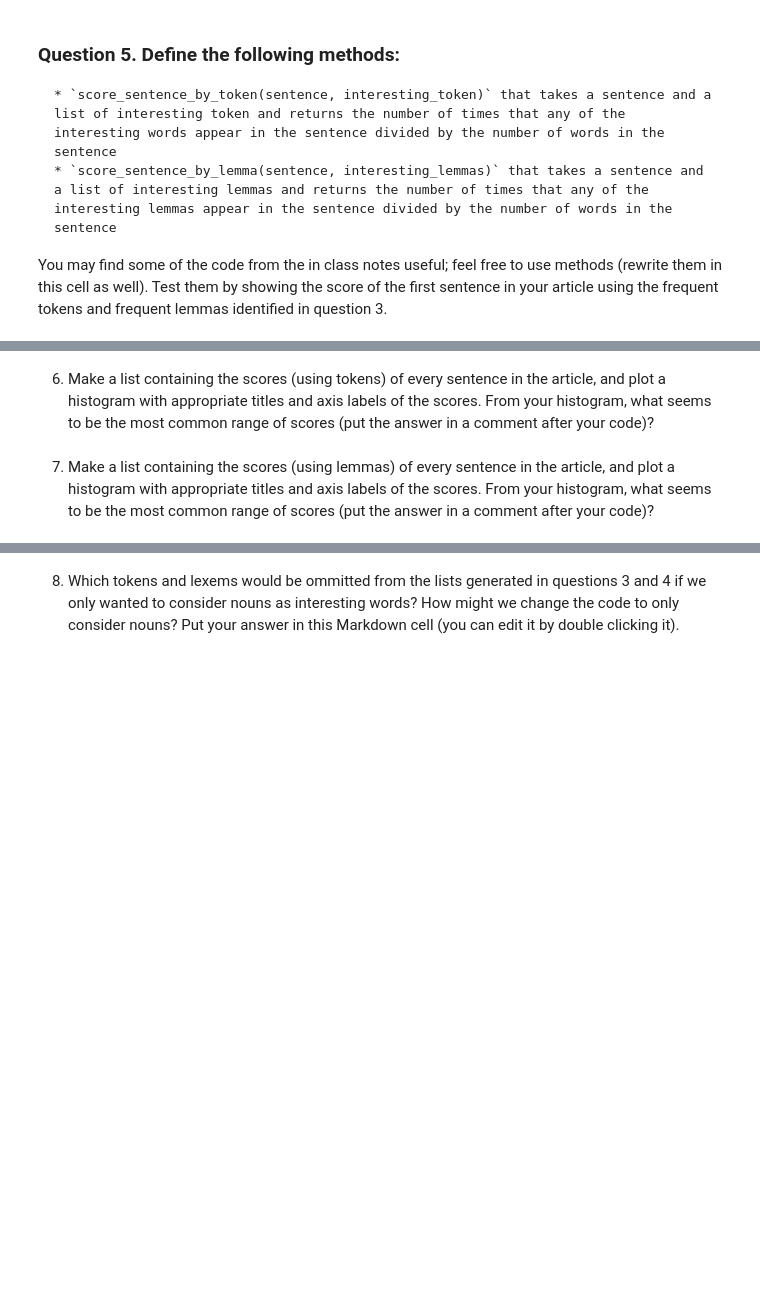
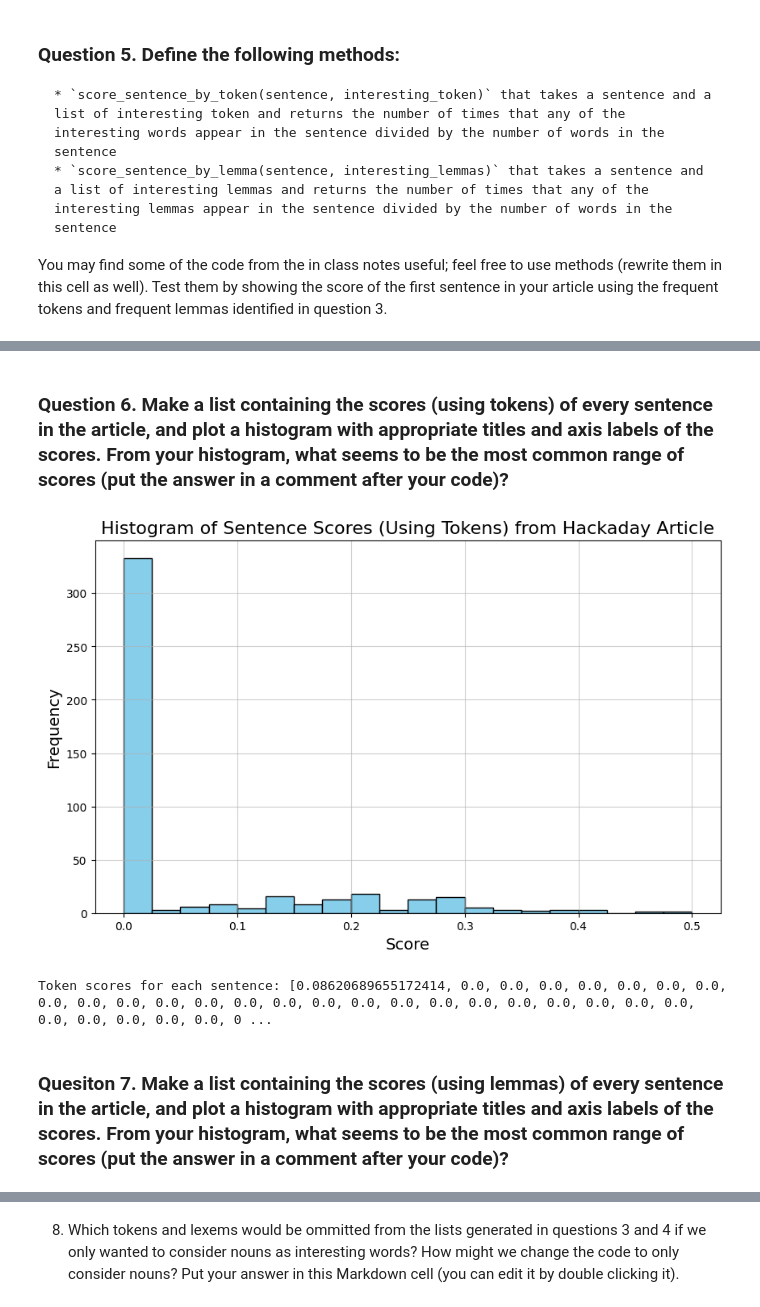
Before and after one commit to ClaytonSeabaughGH/web-scraping, a Jupyter notebook: web-scraping.ipynb, the cells around one changed output, grey strips where cells are left out. Saved outputs shown, nothing was run; the diff lists cells and outputs as text; code cells hidden in the pictures; blank space fills up the shorter version.

Commit message:
Question 5, 6, and 7 done

```diff
--- a/web-scraping.ipynb
+++ b/web-scraping.ipynb
@@ -167,4 +241,59 @@ You may find some of the code from the in class notes useful; feel free to use m
 # %% [markdown]
-6. Make a list containing the scores (using tokens) of every sentence in the article, and plot a histogram with appropriate titles and axis labels of the scores. From your histogram, what seems to be the most common range of scores (put the answer in a comment after your code)?
+### Question 6. Make a list containing the scores (using tokens) of every sentence in the article, and plot a histogram with appropriate titles and axis labels of the scores. From your histogram, what seems to be the most common range of scores (put the answer in a comment after your code)?
+# %%
+import matplotlib.pyplot as plt
+from bs4 import BeautifulSoup
+import spacy
+
+# Initialize the spaCy pipeline
+nlp = spacy.load("en_core_web_sm")
+
+# Assuming `loaded_html` contains the article HTML loaded previously
+with open("article.pkl", "rb") as file:
+    loaded_html = pickle.load(file)
+
+# Parse the HTML content
+soup = BeautifulSoup(loaded_html, "html.parser")
+
+# Extract the text from the HTML
+article_text = soup.get_text()
+
+# Function to score a sentence by the frequency of interesting tokens
+def score_sentence_by_token(sentence, interesting_tokens):
+    """
+    Scores a sentence by the proportion of interesting tokens it contains.
+    """
+    doc = nlp(sentence)  # Process the sentence with spaCy
+    # Count tokens that are in the interesting token list
+    token_count = sum(1 for token in doc if token.text.lower() in interesting_tokens)
+    # Count total meaningful words (not spaces or punctuation)
+    total_words = len([token for token in doc if not token.is_space and not token.is_punct])
+    return token_count / total_words if total_words > 0 else 0
+
+# Split the article text into sentences
+doc = nlp(article_text)
+sentences = list(doc.sents)
+
+# Interesting tokens (from Q3)
+interesting_tokens = ["comment", "2021", "march", "says", "report"]
+
+# Calculate scores for all sentences
+token_scores = [score_sentence_by_token(sentence.text, interesting_tokens) for sentence in sentences]
+
+# Plot a histogram of sentence scores
+plt.figure(figsize=(10, 6))
+plt.hist(token_scores, bins=20, edgecolor="black", color="skyblue")
+plt.title("Histogram of Sentence Scores (Using Tokens) from Hackaday Article", fontsize=16)
+plt.xlabel("Score", fontsize=14)
+plt.ylabel("Frequency", fontsize=14)
+plt.grid(True, alpha=0.6)
+plt.show()
+
+print(f"Token scores for each sentence: {token_scores}")
+
+# The most common range of scores seems to be from 0 to 0.025.
+# %% [output]
+[figure, added]
+Token scores for each sentence: [0.08620689655172414, 0.0, 0.0, 0.0, 0.0, 0.0, 0.0, 0.0, 0.0, 0.0, 0.0, 0.0, 0.0, 0.0, 0.0, 0.0, 0.0, 0.0, 0.0, 0.0, 0.0, 0.0, 0.0, 0.0, 0.0, 0.0, 0.0, 0.0, 0.0, 0.0, 0 ...
 # %% [markdown]
-7. Make a list containing the scores (using lemmas) of every sentence in the article, and plot a histogram with appropriate titles and axis labels of the scores.  From your histogram, what seems to be the most common range of scores (put the answer in a comment after your code)?
+### Quesiton 7. Make a list containing the scores (using lemmas) of every sentence in the article, and plot a histogram with appropriate titles and axis labels of the scores.  From your histogram, what seems to be the most common range of scores (put the answer in a comment after your code)?
```
Also changed, not shown: parts of 2 cells of this notebook.
